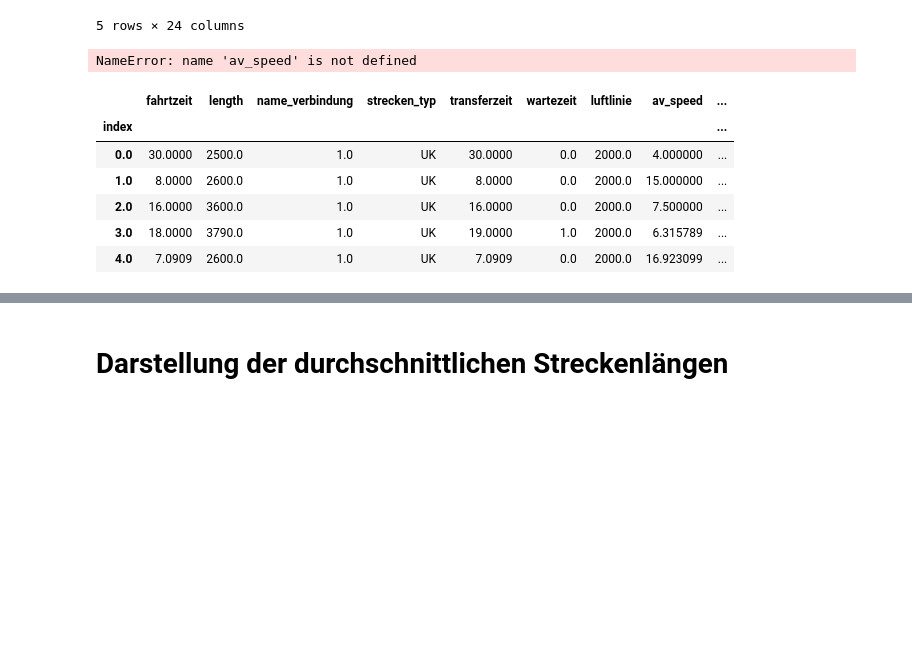
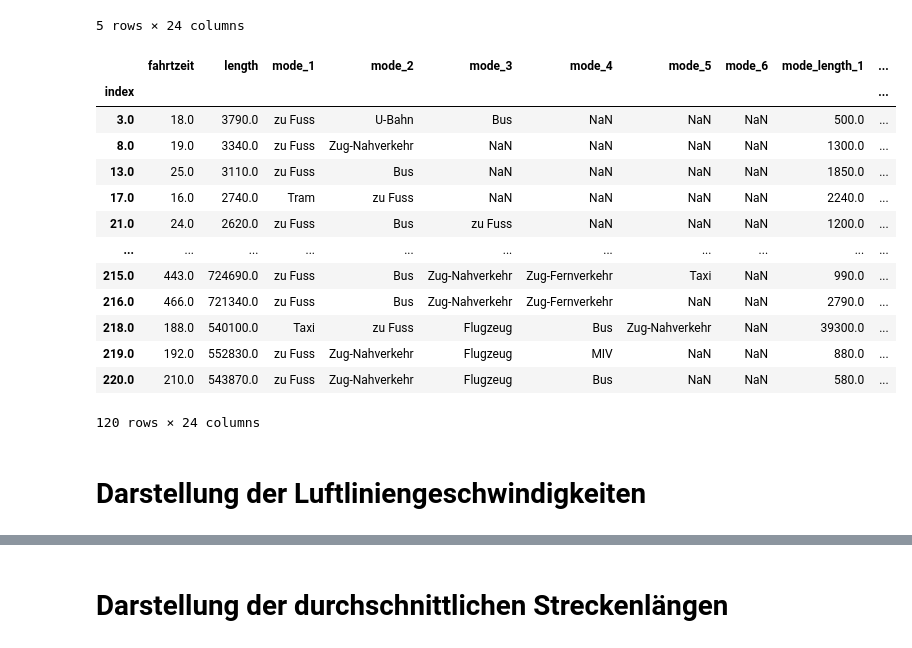
Before and after one commit to havspect/BA, a Jupyter notebook: src/production.ipynb, the cells around one changed output, grey strips where cells are left out. Cells and saved outputs as stored; diff of their text form; code cells hidden in the pictures; blank space fills up the shorter version.

```diff
--- a/src/production.ipynb
+++ b/src/production.ipynb
@@ -161,10 +178,36 @@ rf_pv_basis.head()
 | 3.0 | 18.0000 | 3790.0 | zu Fuss | U-Bahn | Bus | NaN | NaN | NaN | 500.0 | ... |
 | 4.0 | 7.0909 | 2600.0 | E-Bike | NaN | NaN | NaN | NaN | NaN | 2600.0 | ... |
 5 rows × 24 columns
-# %%
-rf_pv_basis = rf_pv_basis.assign(av_speed)
-# %% [output]
-NameError: name 'av_speed' is not defined
+# %%
+def find_oev(df_start):
+    df = df_start.copy()
+
+    df_oev = df.loc[(df.loc[:,'mode_1'].isin(oev_list))
+                | (df.loc[:,'mode_2'].isin(oev_list))
+                | (df.loc[:,'mode_3'].isin(oev_list))
+                | (df.loc[:,'mode_4'].isin(oev_list))
+                | (df.loc[:,'mode_5'].isin(oev_list))
+                | (df.loc[:,'mode_6'].isin(oev_list))]
+
+    return df_oev
+
+df_oev = find_oev(rf_pv_basis)
+df_oev
+# %% [output]
+|  | fahrtzeit | length | mode_1 | mode_2 | mode_3 | mode_4 | mode_5 | mode_6 | mode_length_1 | ... |
+| index |  |  |  |  |  |  |  |  |  | ... |
+| 3.0 | 18.0 | 3790.0 | zu Fuss | U-Bahn | Bus | NaN | NaN | NaN | 500.0 | ... |
+| 8.0 | 19.0 | 3340.0 | zu Fuss | Zug-Nahverkehr | NaN | NaN | NaN | NaN | 1300.0 | ... |
+| 13.0 | 25.0 | 3110.0 | zu Fuss | Bus | NaN | NaN | NaN | NaN | 1850.0 | ... |
+| 17.0 | 16.0 | 2740.0 | Tram | zu Fuss | NaN | NaN | NaN | NaN | 2240.0 | ... |
+| 21.0 | 24.0 | 2620.0 | zu Fuss | Bus | zu Fuss | NaN | NaN | NaN | 1200.0 | ... |
+| ... | ... | ... | ... | ... | ... | ... | ... | ... | ... | ... |
+| 215.0 | 443.0 | 724690.0 | zu Fuss | Bus | Zug-Nahverkehr | Zug-Fernverkehr | Taxi | NaN | 990.0 | ... |
+| 216.0 | 466.0 | 721340.0 | zu Fuss | Bus | Zug-Nahverkehr | Zug-Fernverkehr | NaN | NaN | 2790.0 | ... |
+| 218.0 | 188.0 | 540100.0 | Taxi | zu Fuss | Flugzeug | Bus | Zug-Nahverkehr | NaN | 39300.0 | ... |
+| 219.0 | 192.0 | 552830.0 | zu Fuss | Zug-Nahverkehr | Flugzeug | MIV | NaN | NaN | 880.0 | ... |
+| 220.0 | 210.0 | 543870.0 | zu Fuss | Zug-Nahverkehr | Flugzeug | Bus | NaN | NaN | 580.0 | ... |
+120 rows × 24 columns
 # %%
 def calc_airspeed(rf_pv_basis, rf_pv_routes):
     df_airspeed_calc = rf_pv_basis.join(rf_pv_routes, on='name_verbindung').drop([
@@ -252,16 +296,8 @@ def sum_modes_oev(df_start):
     return df
 
 df = sum_modes_oev(df)
-# %%
-df.head()
-# %% [output]
-|  | fahrtzeit | length | name_verbindung | strecken_typ | transferzeit | wartezeit | luftlinie | av_speed | ... |
-| index |  |  |  |  |  |  |  |  | ... |
-| 0.0 | 30.0000 | 2500.0 | 1.0 | UK | 30.0000 | 0.0 | 2000.0 | 4.000000 | ... |
-| 1.0 | 8.0000 | 2600.0 | 1.0 | UK | 8.0000 | 0.0 | 2000.0 | 15.000000 | ... |
-| 2.0 | 16.0000 | 3600.0 | 1.0 | UK | 16.0000 | 0.0 | 2000.0 | 7.500000 | ... |
-| 3.0 | 18.0000 | 3790.0 | 1.0 | UK | 19.0000 | 1.0 | 2000.0 | 6.315789 | ... |
-| 4.0 | 7.0909 | 2600.0 | 1.0 | UK | 7.0909 | 0.0 | 2000.0 | 16.923099 | ... |
+# %% [markdown]
+# Darstellung der Luftliniengeschwindigkeiten
 # %%
 sns.set()
 sns.set_palette("Set1", n_colors=8, desat=.5)
```
Also changed, not shown: parts of 7 cells of this notebook.
